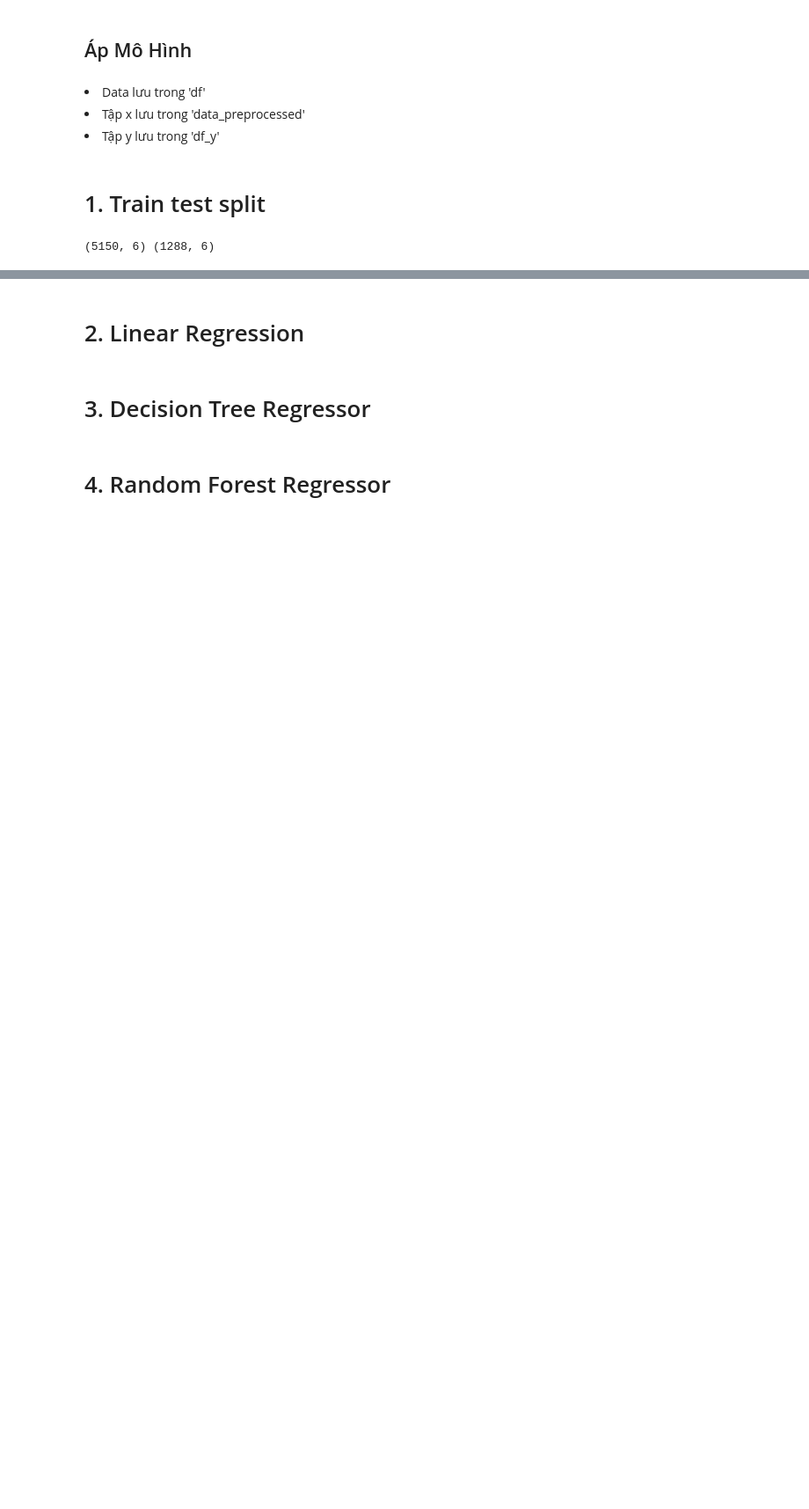
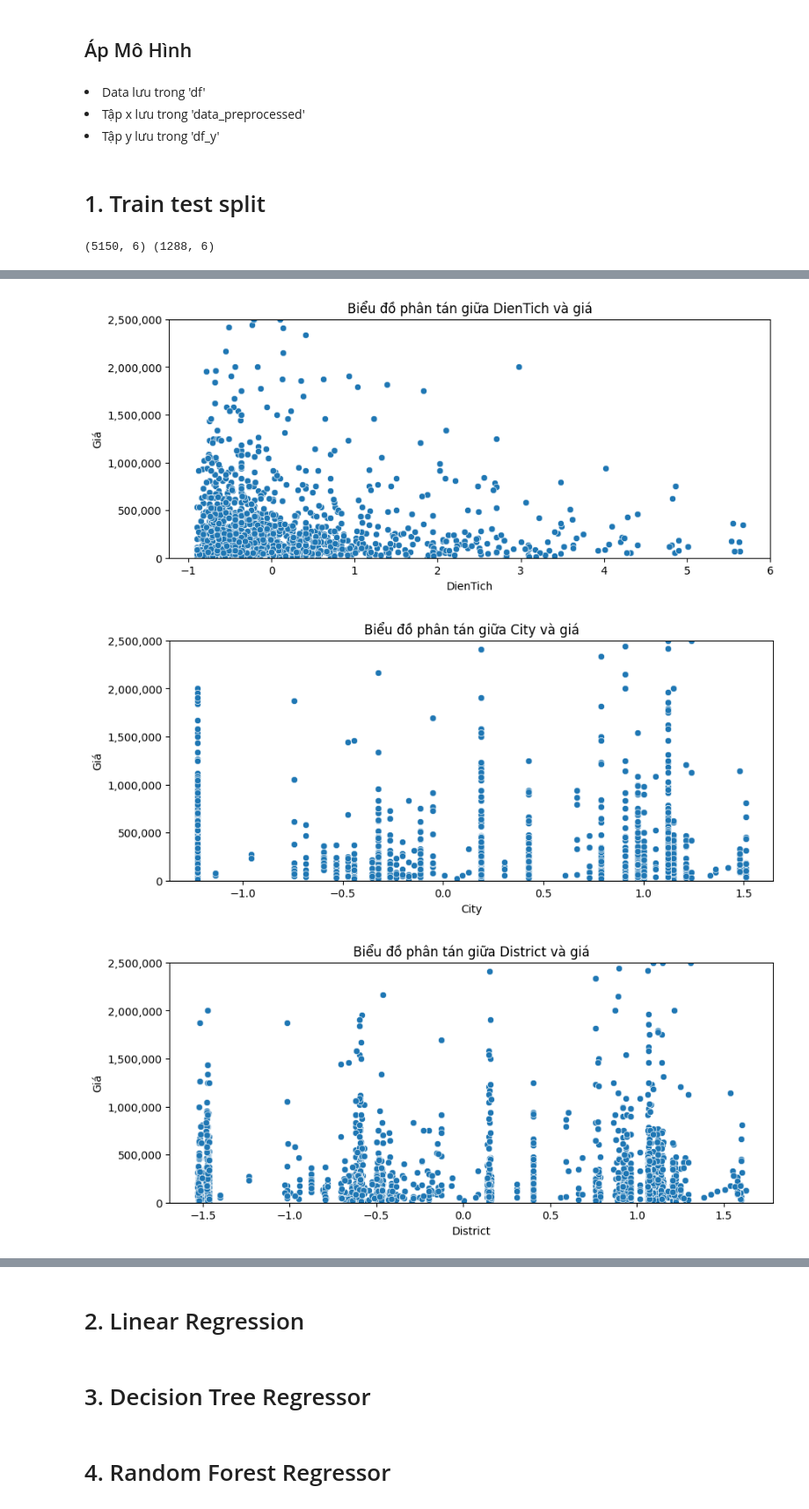
Before and after one commit to ngodongnguyen/SIC_BigData_Real-Estate-Price-Prediction, a Jupyter notebook: notebooks/predit_land.ipynb, the cells around one changed output, grey strips where cells are left out. Shown at 88% size. Cells and saved outputs as stored; diff of their text form; code cells hidden in the pictures; blank space fills up the shorter version.

```diff
--- a/notebooks/predit_land.ipynb
+++ b/notebooks/predit_land.ipynb
@@ -561,0 +671,27 @@ print(X.shape, X_test.shape)
+# %%
+import matplotlib.pyplot as plt
+import seaborn as sns
+import matplotlib.ticker as ticker
+
+# Vẽ biểu đồ phân tán giữa từng đặc trưng và biến mục tiêu
+for column in df_preprocessed.columns:
+    plt.figure(figsize=(10, 4))
+    sns.scatterplot(x=df_preprocessed[column], y=df_y)
+    plt.title(f"Biểu đồ phân tán giữa {column} và giá")
+    plt.xlabel(column)
+    plt.ylabel('Giá')
+
+    # Đảm bảo trục y không sử dụng định dạng khoa học
+    plt.ticklabel_format(axis='y', style='plain')
+
+    # Định dạng trục y nếu cần
+    plt.gca().yaxis.set_major_formatter(ticker.FuncFormatter(lambda x, _: f'{x:,.0f}'))
+
+    # Đặt giới hạn trục y
+    plt.ylim(0, 2500000)
+
+    plt.show()
+# %% [output]
+[figure, added]
+[figure, added]
+[figure, added]
```
Also changed, not shown: parts of 33 cells of this notebook.
